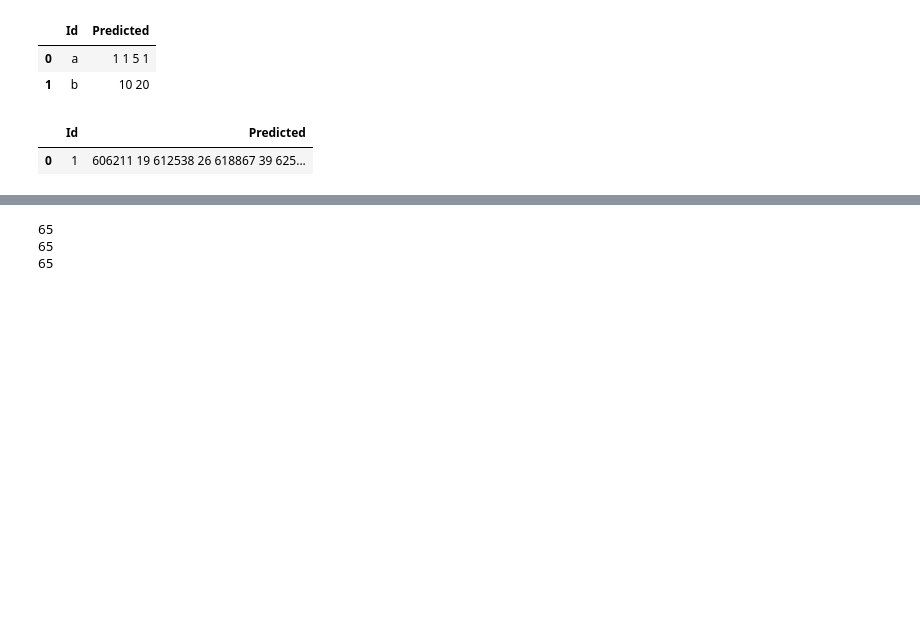
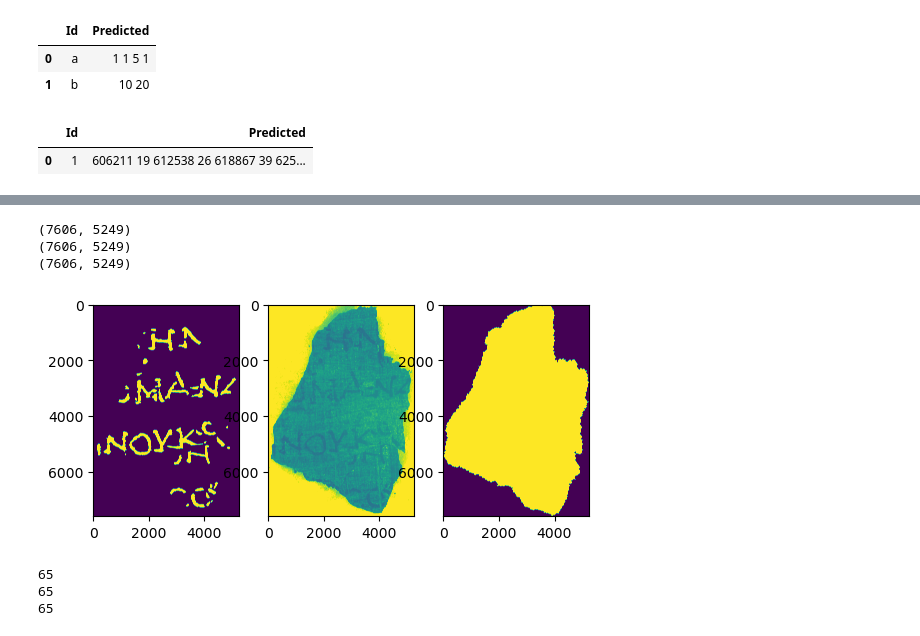
Before and after one commit to stgkrt/kaggle-vcid, a Jupyter notebook: notebooks/first_datacheck.ipynb, the cells around one changed output, grey strips where cells are left out. Saved outputs shown, nothing was run; the diff lists cells and outputs as text; code cells hidden in the pictures; blank space fills up the shorter version.

```diff
--- a/notebooks/first_datacheck.ipynb
+++ b/notebooks/first_datacheck.ipynb
@@ -62,3 +81,26 @@ plt.imshow(mask)
+# %%
+inklabel_path = os.path.join(INPUT_DIR, "train", "3", "inklabels.png")
+ir_path = os.path.join(INPUT_DIR, "train", "3", "ir.png")
+mask_path = os.path.join(INPUT_DIR, "train", "3", "mask.png")
+
+inklabel_mask = cv2.imread(inklabel_path, cv2.IMREAD_GRAYSCALE)
+ir = cv2.imread(ir_path, cv2.IMREAD_GRAYSCALE)
+mask = cv2.imread(mask_path, cv2.IMREAD_GRAYSCALE)
+plt.figure()
+plt.subplot(1,3,1)
+plt.imshow(inklabel_mask)
+plt.subplot(1,3,2)
+plt.imshow(ir)
+plt.subplot(1,3,3)
+plt.imshow(mask)
+print(inklabel_mask.shape)
+print(ir.shape)
+print(mask.shape)
+# %% [output]
+(7606, 5249)
+(7606, 5249)
+(7606, 5249)
+[figure, added]
 # %%
 surface_vol_list = glob.glob(os.path.join(INPUT_DIR, "train", "1", "surface_volume", "*.tif"))
 print(len(surface_vol_list))
```
Also changed, not shown: parts of 2 cells of this notebook.
